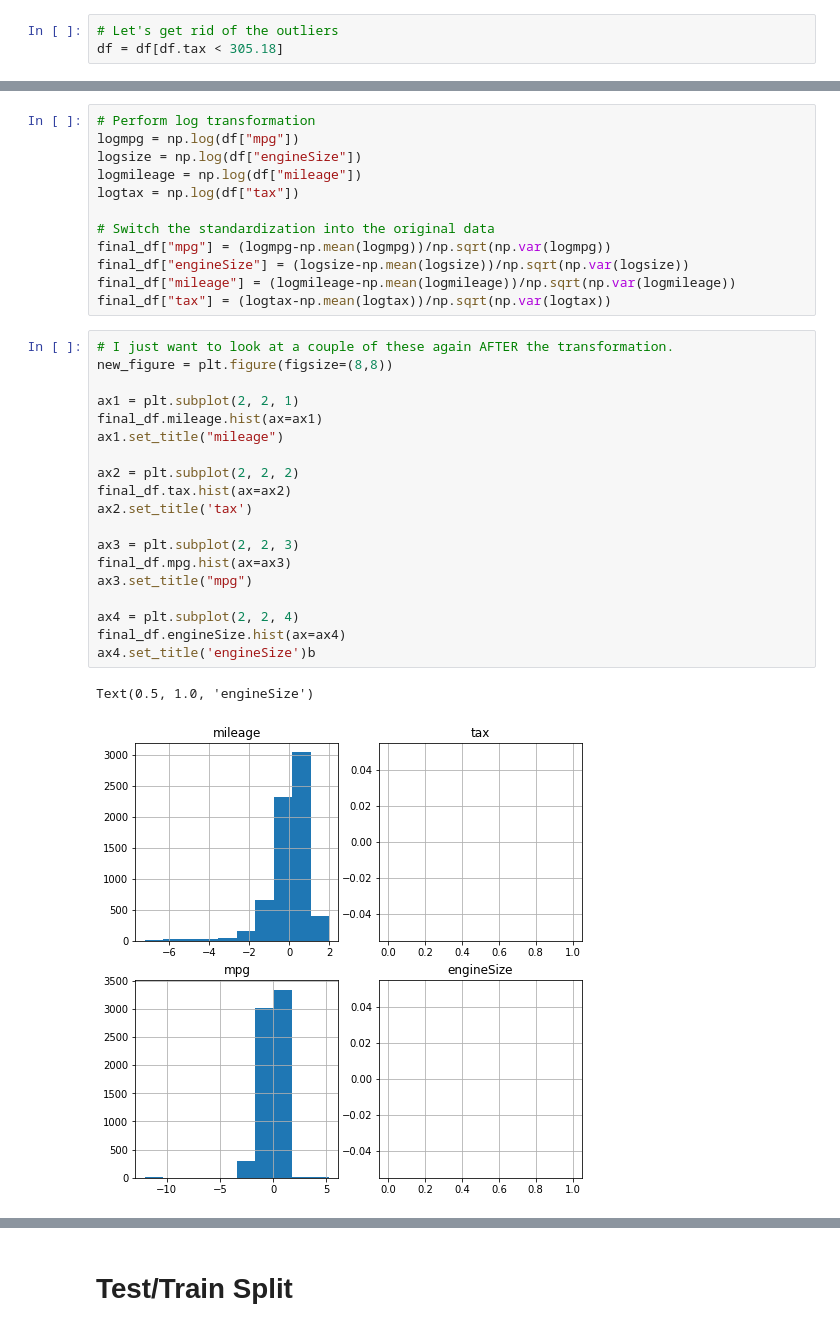
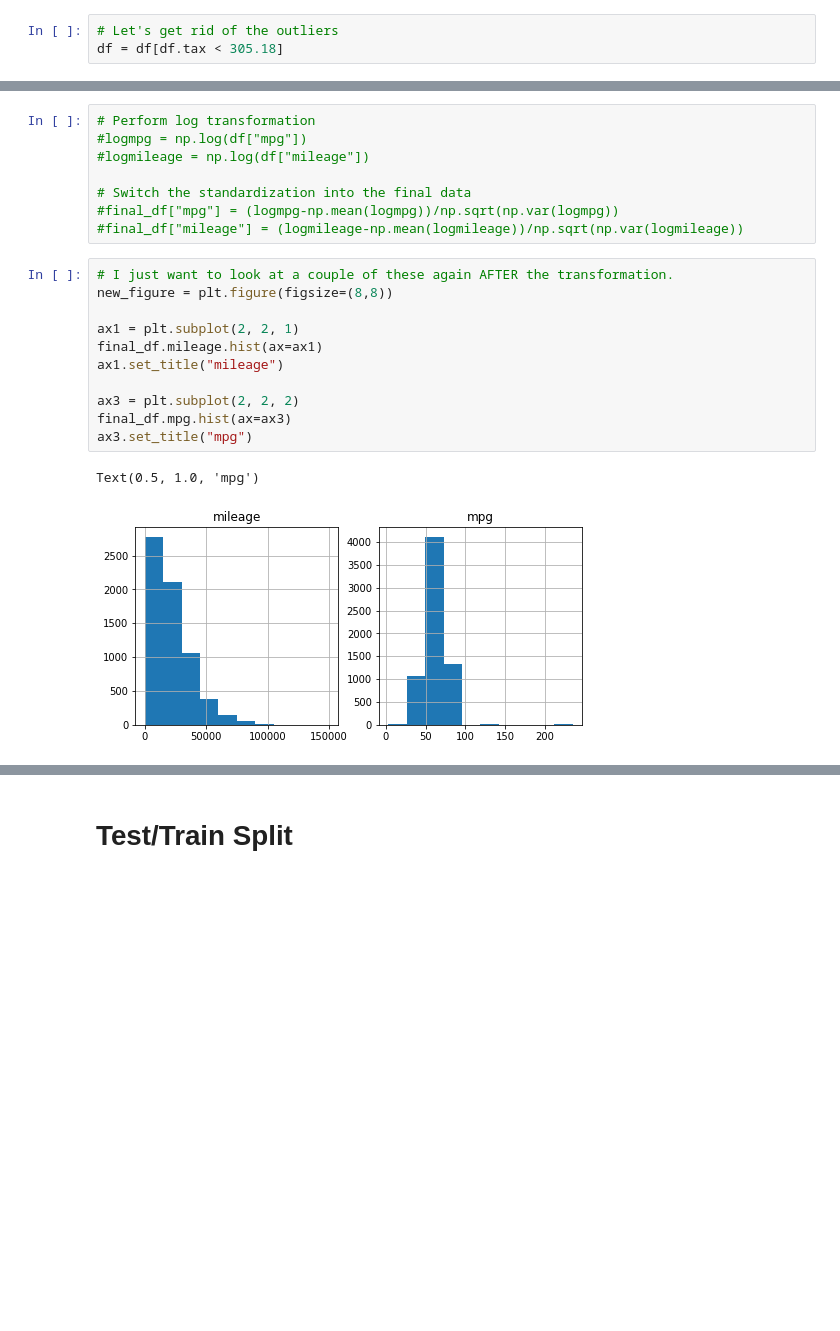
Before and after one commit to twhipple/Used_Car_Price_Regression_Model, a Jupyter notebook: Used_Car_Price_Notebook.ipynb, the cells around one changed output, grey strips where cells are left out. Drawn from its saved outputs; the diff is of its cells as text; blank space fills up the shorter version.

```diff
--- a/Used_Car_Price_Notebook.ipynb
+++ b/Used_Car_Price_Notebook.ipynb
@@ -591,37 +594,25 @@ Text(0.5, 1.0, 'engineSize')
 # %%
 # Perform log transformation
-logmpg = np.log(df["mpg"])
-logsize = np.log(df["engineSize"])
-logmileage = np.log(df["mileage"])
-logtax = np.log(df["tax"])
+#logmpg = np.log(df["mpg"])
+#logmileage = np.log(df["mileage"])
 
-# Switch the standardization into the original data
-final_df["mpg"] = (logmpg-np.mean(logmpg))/np.sqrt(np.var(logmpg))
-final_df["engineSize"] = (logsize-np.mean(logsize))/np.sqrt(np.var(logsize))
-final_df["mileage"] = (logmileage-np.mean(logmileage))/np.sqrt(np.var(logmileage))
-final_df["tax"] = (logtax-np.mean(logtax))/np.sqrt(np.var(logtax))
+# Switch the standardization into the final data
+#final_df["mpg"] = (logmpg-np.mean(logmpg))/np.sqrt(np.var(logmpg))
+#final_df["mileage"] = (logmileage-np.mean(logmileage))/np.sqrt(np.var(logmileage))
 # %%
 # I just want to look at a couple of these again AFTER the transformation.
 new_figure = plt.figure(figsize=(8,8))
 
 ax1 = plt.subplot(2, 2, 1)
 final_df.mileage.hist(ax=ax1)
 ax1.set_title("mileage")
 
-ax2 = plt.subplot(2, 2, 2)
-final_df.tax.hist(ax=ax2)
-ax2.set_title('tax')
-
-ax3 = plt.subplot(2, 2, 3)
+ax3 = plt.subplot(2, 2, 2)
 final_df.mpg.hist(ax=ax3)
 ax3.set_title("mpg")
-
-ax4 = plt.subplot(2, 2, 4)
-final_df.engineSize.hist(ax=ax4)
-ax4.set_title('engineSize')b
 # %% [output]
-Text(0.5, 1.0, 'engineSize')
+Text(0.5, 1.0, 'mpg')
-[figure, old version]
+[figure, new version]
 # %%
 # I just want to look at a couple of these again BEFORE the transformation.
 new_figure = plt.figure(figsize=(8,8))
```
Also changed, not shown: parts of 53 cells of this notebook.
